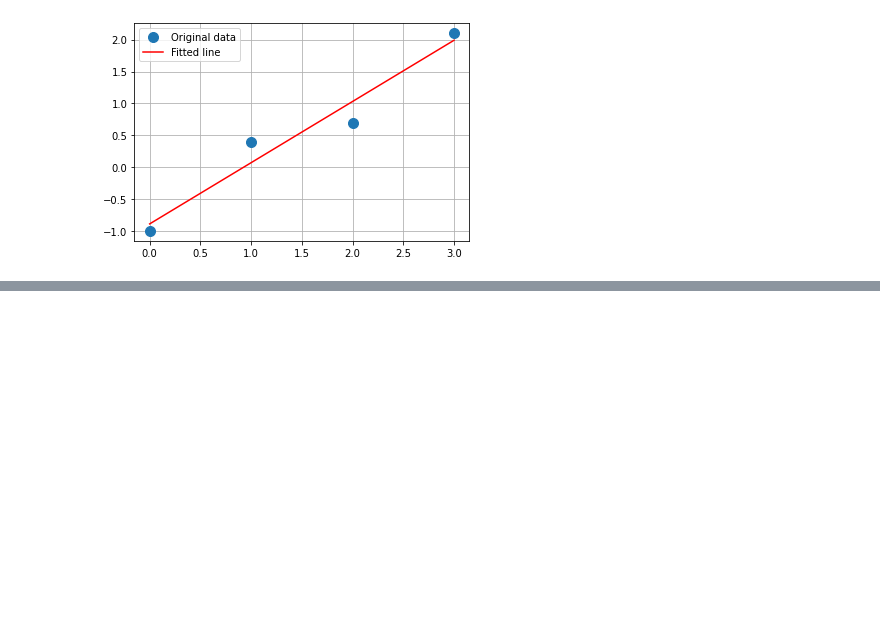
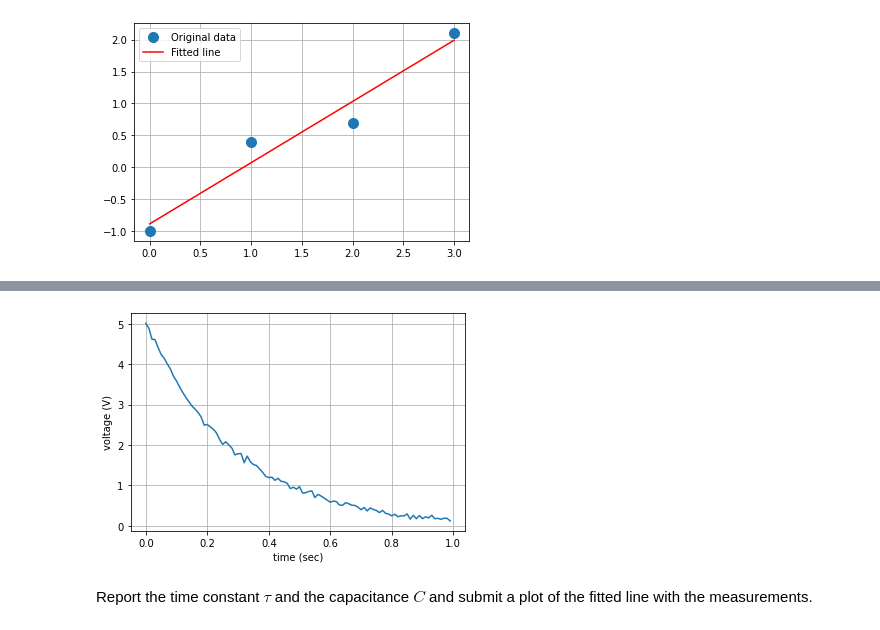
Before and after one commit to stanbaek/ece487A, a Jupyter notebook: docs/Labs/ICE6_LSE.ipynb, the cells around one changed output, grey strips where cells are left out. Cells and saved outputs as stored; diff of their text form; code cells hidden in the pictures; blank space fills up the shorter version.

```diff
--- a/docs/Labs/ICE6_LSE.ipynb
+++ b/docs/Labs/ICE6_LSE.ipynb
@@ -71,0 +191,32 @@ plt.show()
+# %%
+t = np.arange(0, 1,0.01)
+
+v = np.array([5.01244283, 4.88438776, 4.61866927, 4.60894011, 4.41004693,
+       4.23826769, 4.14274337, 4.00588297, 3.88199414, 3.70225232,
+       3.58355439, 3.43455927, 3.30474357, 3.18078036, 3.07476507,
+       2.96726969, 2.89063642, 2.80789063, 2.69423508, 2.49191736,
+       2.50954028, 2.44712497, 2.38835945, 2.30025698, 2.13790825,
+       2.01659547, 2.07912399, 2.00577069, 1.92508211, 1.7565095 ,
+       1.7865158 , 1.78987426, 1.56199575, 1.72613664, 1.58584813,
+       1.51952741, 1.49326173, 1.40786616, 1.32605959, 1.22720959,
+       1.19448915, 1.20467148, 1.12784961, 1.1784009 , 1.10309822,
+       1.09199671, 1.05440677, 0.92322795, 0.95694284, 0.90854489,
+       0.97174071, 0.81287511, 0.82147023, 0.8520071 , 0.86750312,
+       0.70163675, 0.77931194, 0.73922824, 0.69029541, 0.6377564 ,
+       0.58477345, 0.61595619, 0.59972651, 0.51719116, 0.50915179,
+       0.57589605, 0.5485081 , 0.51194423, 0.50774903, 0.46536343,
+       0.40064362, 0.4548967 , 0.37060314, 0.44504432, 0.40862983,
+       0.38155415, 0.32950763, 0.38447669, 0.31214141, 0.29181047,
+       0.24943998, 0.28925818, 0.22684326, 0.25104928, 0.24648863,
+       0.29750812, 0.16686111, 0.26215788, 0.17941954, 0.25641971,
+       0.17907152, 0.22507161, 0.1988562 , 0.26396801, 0.17906211,
+       0.18801865, 0.16303685, 0.19193568, 0.18761862, 0.12386653])
+
+plt.plot(t, y)
+plt.xlabel('time (sec)')
+plt.ylabel('voltage (V)')
+plt.grid('on')
+# %% [output]
+[figure, added]
+# %% [markdown]
+Report the time constant $\tau$ and the capacitance $C$ and submit a plot of the fitted line with the measurements.
```
Also changed, not shown: parts of 9 cells of this notebook, 1 other file.
